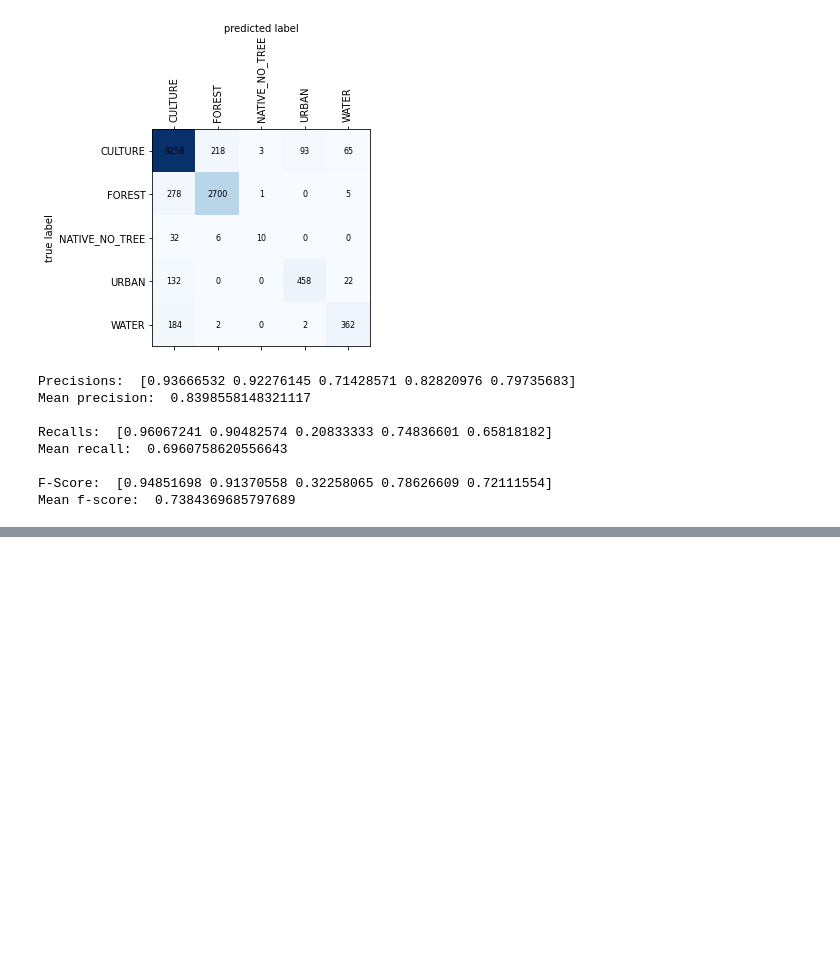
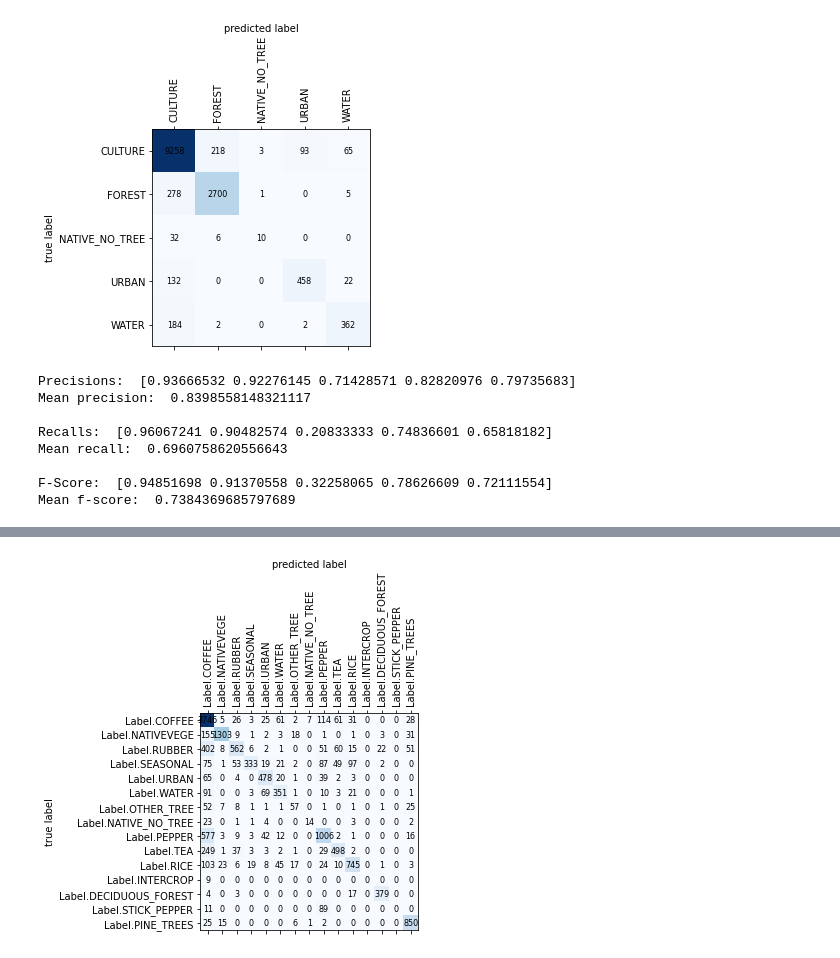
Before and after one commit to SimWalther/vietnam_coffee_detection, a Jupyter notebook: scripts/notebooks/multiOutputModel.ipynb, the cells around one changed output, grey strips where cells are left out. Saved outputs shown, nothing was run; the diff lists cells and outputs as text; code cells hidden in the pictures; blank space fills up the shorter version.

Commit message:
implement Reptile, train model with Reptile, small fixes

```diff
--- a/scripts/notebooks/multiOutputModel.ipynb
+++ b/scripts/notebooks/multiOutputModel.ipynb
@@ -49,9 +49,11 @@ LABELS_COORDINATES = vietnam_labels_coordinates()
 # Only labels that contains georeferenced points.
 labels = [
     Label.COFFEE,
-    Label.NATIVEVEGE,
+    # Label.NATIVEVEGE, now replaced by Label.DENSE_FOREST
+    Label.DENSE_FOREST,
     Label.RUBBER,
-    Label.SEASONAL,
+    # Label.SEASONAL, now replaced by SEASONAL_AGRICULTURE
+    Label.SEASONAL_AGRICULTURE,
     Label.URBAN,
     Label.WATER,
     Label.OTHER_TREE,
@@ -62,7 +64,8 @@ labels = [
     Label.RICE,
     Label.INTERCROP,
     Label.DECIDUOUS_FOREST,
-    Label.STICK_PEPPER,
+    # Label.STICK_PEPPER, now replaced by STICK_FOR_PEPPER
+    Label.STICK_FOR_PEPPER,
     Label.PINE_TREES,
 ]
 # %%
@@ -414,0 +474,18 @@ Mean f-score:  0.7384369685797689
+# %%
+# create data generators
+train_datagen = ImageMultiOutputSequence(
+    X_train, Y_train, ['label', 'category'], batch_size=32, augmentations=AUGMENTATIONS
+)
+
+history, trained_model = train_model(
+    model=model,
+    train_datagen=train_datagen,
+    validation_datagen=None,
+    class_weights=None,
+    epochs=EPOCHS,
+    steps_per_epoch=len(labels_train) / 32,
+    early_stopping=False,
+    model_checkpoint_cb=False,
+)
+
+trained_model.save(MODEL_ROOT_PATH + model_name + '.hdf5')
@@ -414,0 +510,2 @@ Mean f-score:  0.7384369685797689
+# %%
+conf_matrices, accuracy, loss = evaluate_multi_output_model(trained_model, X_test, Y_test, y_test)
@@ -414,0 +518,4 @@ Mean f-score:  0.7384369685797689
+# %%
+plot_confusion_matrix(conf_matrices[0], labels)
+# %% [output]
+[figure, added]
```
Also changed, not shown: parts of 8 cells of this notebook, 18 other files.
